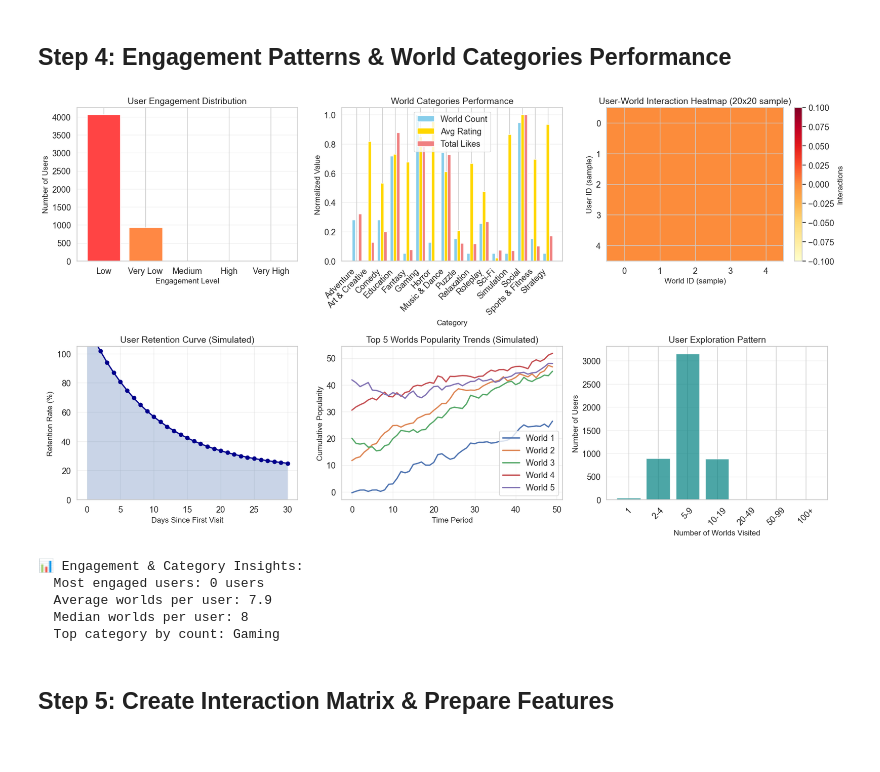
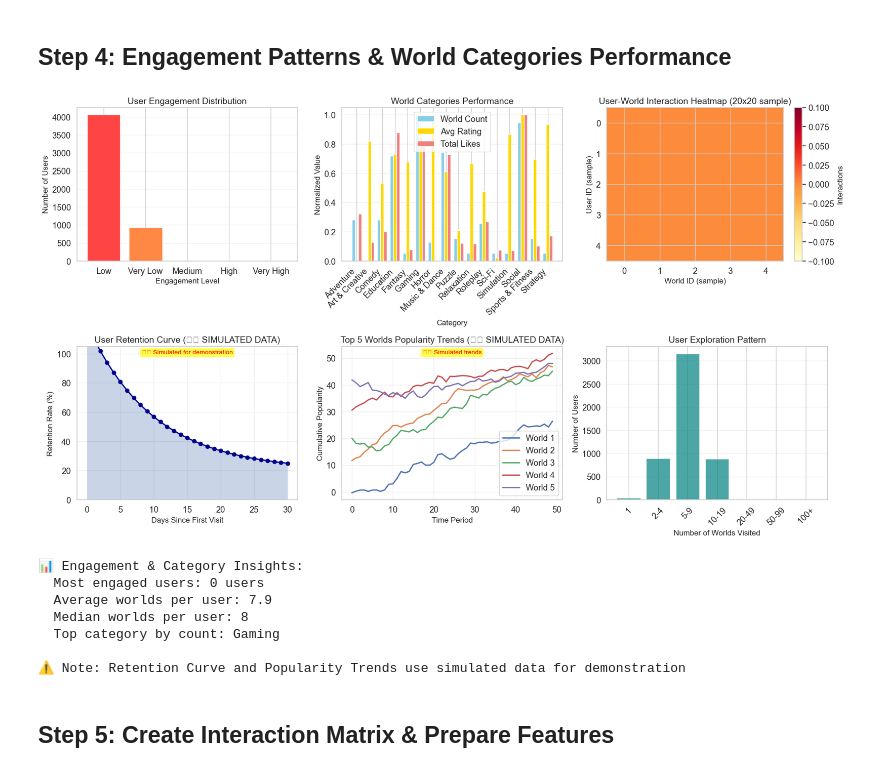
Before and after one commit to doanhaivu/vrworld-recommend, a Jupyter notebook: recommendation_system_enhanced_executed.ipynb, the cells around one changed output. Drawn from its saved outputs; the diff is of its cells as text; code cells hidden in the pictures.

```diff
--- a/recommendation_system_enhanced_executed.ipynb
+++ b/recommendation_system_enhanced_executed.ipynb
@@ -291,8 +394,12 @@ category_stats = worlds.groupby('category').agg({
 # Normalize for visualization
 category_stats_norm = category_stats.copy()
 for col in category_stats_norm.columns:
-    category_stats_norm[col] = (category_stats_norm[col] - category_stats_norm[col].min()) / \
-                               (category_stats_norm[col].max() - category_stats_norm[col].min())
+    max_val = category_stats_norm[col].max()
+    min_val = category_stats_norm[col].min()
+    if max_val != min_val:
+        category_stats_norm[col] = (category_stats_norm[col] - min_val) / (max_val - min_val)
+    else:
+        category_stats_norm[col] = 0
 
 x = np.arange(len(category_stats_norm))
 width = 0.25
@@ -310,23 +417,27 @@ ax2.grid(True, alpha=0.3, axis='y')
 # User-World Interaction Heatmap Sample
 ax3 = axes[0, 2]
 # Sample 20 users and 20 worlds for visualization
-sample_users = np.random.choice(users['user_id'].unique(), 20, replace=False)
-sample_worlds = np.random.choice(worlds['world_id'].unique(), 20, replace=False)
+sample_users = np.random.choice(users['user_id'].unique(), min(20, len(users)), replace=False)
+sample_worlds = np.random.choice(worlds['world_id'].unique(), min(20, len(worlds)), replace=False)
 sample_actions = actions[
     actions['user_id'].isin(sample_users) &
     actions['world_id'].isin(sample_worlds)
 ]
-interaction_pivot = sample_actions.pivot_table(
-    index='user_id', columns='world_id', values='action_value',
-    aggfunc='count', fill_value=0
-)
-im = ax3.imshow(interaction_pivot.values, cmap='YlOrRd', aspect='auto')
-ax3.set_xlabel('World ID (sample)')
-ax3.set_ylabel('User ID (sample)')
-ax3.set_title('User-World Interaction Heatmap (20x20 sample)')
-plt.colorbar(im, ax=ax3, label='Interactions')
+if not sample_actions.empty:
+    interaction_pivot = sample_actions.pivot_table(
+        index='user_id', columns='world_id', values='action_value',
+        aggfunc='count', fill_value=0
+    )
+    im = ax3.imshow(interaction_pivot.values, cmap='YlOrRd', aspect='auto')
+    ax3.set_xlabel('World ID (sample)')
+    ax3.set_ylabel('User ID (sample)')
+    ax3.set_title('User-World Interaction Heatmap (20x20 sample)')
+    plt.colorbar(im, ax=ax3, label='Interactions')
+else:
+    ax3.text(0.5, 0.5, 'No interaction data available', ha='center', va='center')
+    ax3.set_title('User-World Interaction Heatmap')
 
-# Retention Curve (simulated)
+# SIMULATED Retention Curve
 ax4 = axes[1, 0]
 days = np.arange(0, 31)
 retention = 100 * np.exp(-days/10) + 20  # Simulated retention curve
@@ -334,53 +445,64 @@ ax4.plot(days, retention, 'o-', color='darkblue', linewidth=2)
 ax4.fill_between(days, retention, alpha=0.3)
 ax4.set_xlabel('Days Since First Visit')
 ax4.set_ylabel('Retention Rate (%)')
-ax4.set_title('User Retention Curve (Simulated)')
+ax4.set_title('User Retention Curve (⚠️ SIMULATED DATA)')
 ax4.grid(True, alpha=0.3)
 ax4.set_ylim(0, 105)
+ax4.text(0.5, 0.95, '⚠️ Simulated for demonstration',
+         transform=ax4.transAxes, fontsize=10, color='red',
+         ha='center', bbox=dict(boxstyle='round', facecolor='yellow', alpha=0.7))
 
-# World Popularity Over Time (simulated)
+# SIMULATED World Popularity Over Time
 ax5 = axes[1, 1]
 time_points = 50
-top_5_worlds = world_popularity.head(5)['world_id'].values
-for i, world in enumerate(top_5_worlds):
-    popularity = np.cumsum(np.random.randn(time_points) + 0.5) + i*10
-    ax5.plot(popularity, label=f'World {i+1}', linewidth=2)
+top_5_worlds = world_popularity.head(5)['world_id'].values if 'world_popularity' in locals() else []
+if len(top_5_worlds) > 0:
+    for i, world in enumerate(top_5_worlds):
+        popularity = np.cumsum(np.random.randn(time_points) + 0.5) + i*10
+        ax5.plot(popularity, label=f'World {i+1}', linewidth=2)
 ax5.set_xlabel('Time Period')
 ax5.set_ylabel('Cumulative Popularity')
-ax5.set_title('Top 5 Worlds Popularity Trends (Simulated)')
+ax5.set_title('Top 5 Worlds Popularity Trends (⚠️ SIMULATED DATA)')
 ax5.legend()
 ax5.grid(True, alpha=0.3)
+ax5.text(0.5, 0.95, '⚠️ Simulated trends',
+         transform=ax5.transAxes, fontsize=10, color='red',
+         ha='center', bbox=dict(boxstyle='round', facecolor='yellow', alpha=0.7))
 
-# User Exploration Pattern
+# User Exploration Pattern (REAL DATA)
 ax6 = axes[1, 2]
 user_world_counts = actions.groupby('user_id')['world_id'].nunique().sort_values()
 exploration_bins = [1, 2, 5, 10, 20, 50, 100, float('inf')]
 exploration_labels = ['1', '2-4', '5-9', '10-19', '20-49', '50-99', '100+']
 exploration_dist = pd.cut(user_world_counts, bins=exploration_bins, labels=exploration_labels)
 exploration_counts = exploration_dist.value_counts().sort_index()
 ax6.bar(range(len(exploration_counts)), exploration_counts.values, color='teal', alpha=0.7)
 ax6.set_xticks(range(len(exploration_counts)))
 ax6.set_xticklabels(exploration_counts.index, rotation=45)
 ax6.set_xlabel('Number of Worlds Visited')
 ax6.set_ylabel('Number of Users')
 ax6.set_title('User Exploration Pattern')
 ax6.grid(True, alpha=0.3, axis='y')
 
 plt.tight_layout()
 plt.show()
 
 print("📊 Engagement & Category Insights:")
 print(f"  Most engaged users: {(engagement_levels == 'Very High').sum()} users")
 print(f"  Average worlds per user: {user_world_counts.mean():.1f}")
 print(f"  Median worlds per user: {user_world_counts.median():.0f}")
-print(f"  Top category by count: {category_stats['count'].idxmax()}")
+if not category_stats.empty:
+    print(f"  Top category by count: {category_stats['count'].idxmax()}")
+print("\n⚠️ Note: Retention Curve and Popularity Trends use simulated data for demonstration")
 # %% [output]
-[figure, old version]
+[figure, new version]
 📊 Engagement & Category Insights:
   Most engaged users: 0 users
   Average worlds per user: 7.9
   Median worlds per user: 8
   Top category by count: Gaming
+
+⚠️ Note: Retention Curve and Popularity Trends use simulated data for demonstration
 # %% [markdown]
 ## Step 5: Create Interaction Matrix & Prepare Features
 # %%
```
Also changed, not shown: parts of 13 cells of this notebook, 2 other files.
